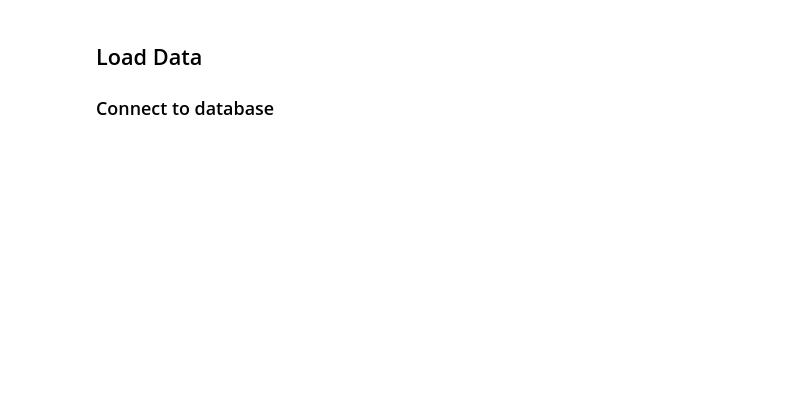
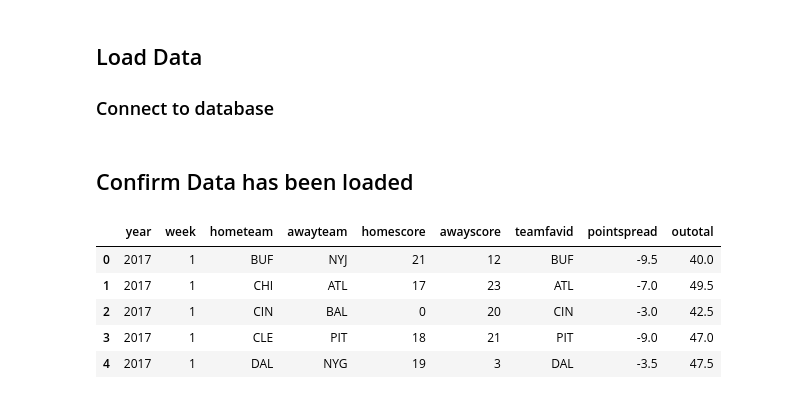
Before and after one commit to BennyC31/project_2_etl, a Jupyter notebook: project2.ipynb, the cells around one changed output. Cells and saved outputs as stored; diff of their text form; code cells hidden in the pictures; blank space fills up the shorter version.

Commit message:
update to notebook, readme, data

```diff
--- a/project2.ipynb
+++ b/project2.ipynb
@@ -285,2 +298,13 @@ team_fav_df.to_sql(name='gamespreads', con=engine, schema='football_sch', if_exi
 # %%
 ret_df.to_sql(name='gamestats', con=engine, schema='football_sch', if_exists='append', index=False)
+# %% [markdown]
+## Confirm Data has been loaded
+# %%
+pd.read_sql_query('select * from football_sch.gameresults where year=2017', con=engine).head()
+# %% [output]
+|  | year | week | hometeam | awayteam | homescore | awayscore | teamfavid | pointspread | outotal |
+| 0 | 2017 | 1 | BUF | NYJ | 21 | 12 | BUF | -9.5 | 40.0 |
+| 1 | 2017 | 1 | CHI | ATL | 17 | 23 | ATL | -7.0 | 49.5 |
+| 2 | 2017 | 1 | CIN | BAL | 0 | 20 | CIN | -3.0 | 42.5 |
+| 3 | 2017 | 1 | CLE | PIT | 18 | 21 | PIT | -9.0 | 47.0 |
+| 4 | 2017 | 1 | DAL | NYG | 19 | 3 | DAL | -3.5 | 47.5 |
```
Also changed, not shown: parts of 9 cells of this notebook, 4 other files.
